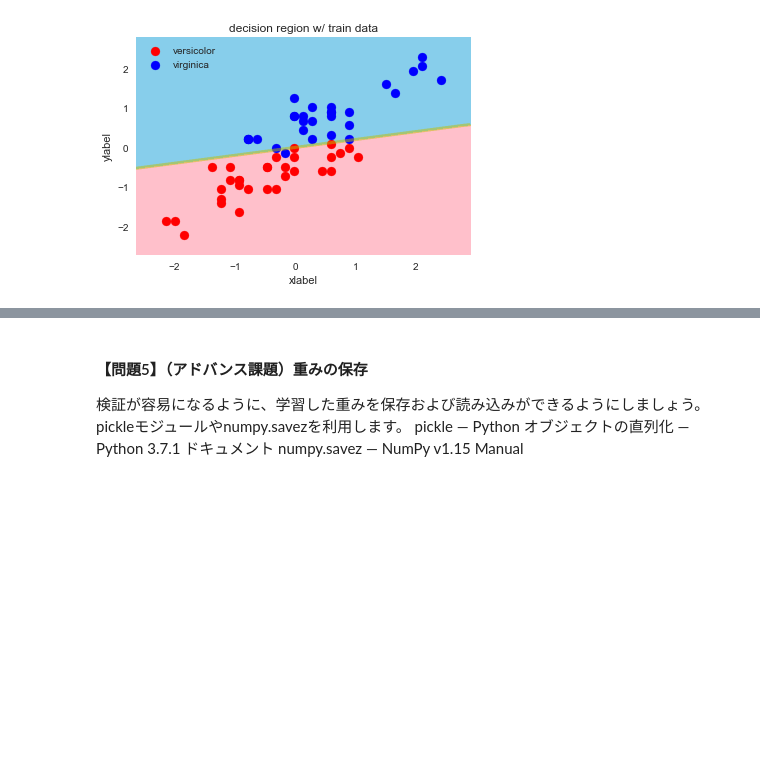
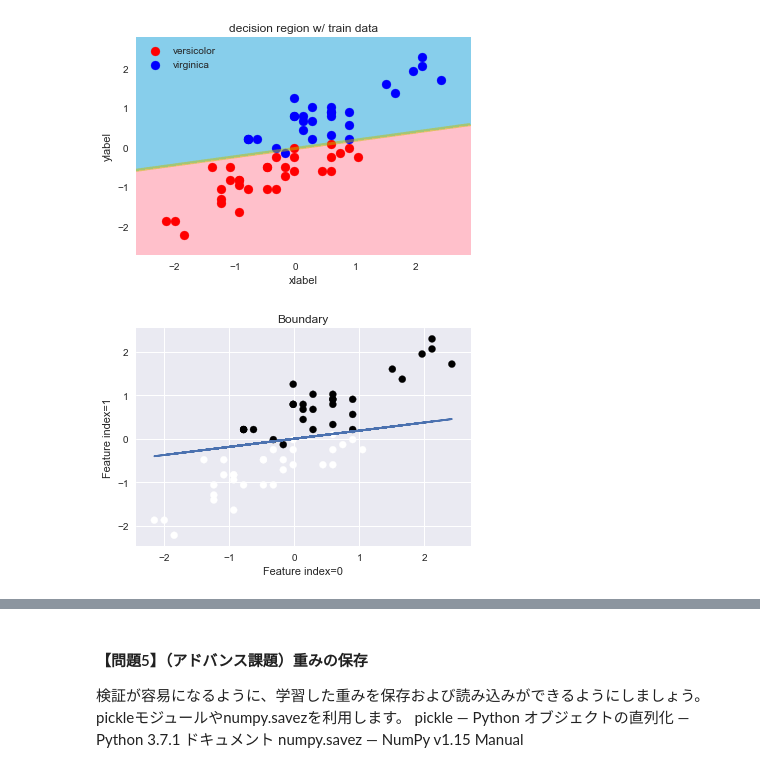
Before and after one commit to ns5849/diveintocode-ml, a Jupyter notebook: sprint4/Sprint4.ipynb, the cells around one changed output, grey strips where cells are left out. Saved outputs shown, nothing was run; the diff lists cells and outputs as text; code cells hidden in the pictures; blank space fills up the shorter version.

```diff
--- a/sprint4/Sprint4.ipynb
+++ b/sprint4/Sprint4.ipynb
@@ -236,4 +242,9 @@ decision_region(train_feature,
                 target_names=['versicolor', 'virginica'])
 # %% [output]
 [figure]
+# %%
+#正則化項有り
+clf_w_reg.plot_boundary(train_feature, train_target, 0, 1)
+# %% [output]
+[figure, added]
 # %%
```
Also changed, not shown: parts of 29 cells of this notebook, 1 other file.
